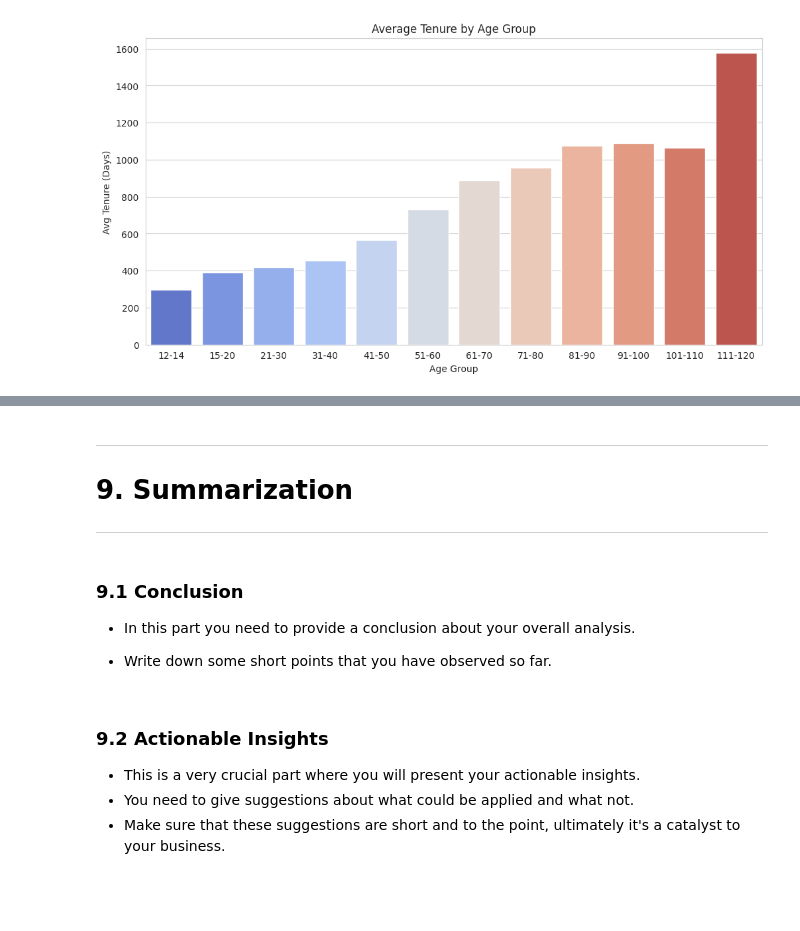
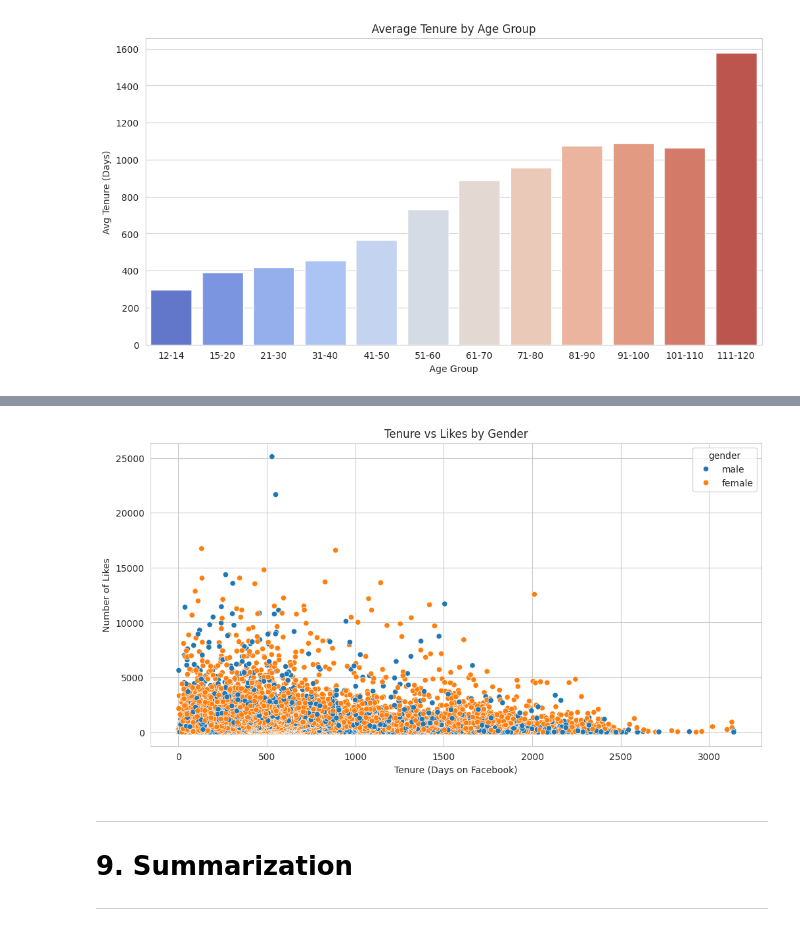
Before and after one commit to amitkharche/exploratory_data_analysis_projects_amit_kharche, a Jupyter notebook: 04.EDA_facebook_utilization_amit_kharche/Accredian_Analysis on Facebook Utilization.ipynb, the cells around one changed output, grey strips where cells are left out. Drawn from its saved outputs; the diff is of its cells as text; code cells hidden in the pictures; blank space fills up the shorter version.

```diff
--- a/04.EDA_facebook_utilization_amit_kharche/Accredian_Analysis on Facebook Utilization.ipynb
+++ b/04.EDA_facebook_utilization_amit_kharche/Accredian_Analysis on Facebook Utilization.ipynb
@@ -716,19 +720,14 @@ plt.show()
+# %%
+plt.figure(figsize=(12, 6))
+sns.scatterplot(data=facebook_df_clean, x='tenure', y='likes', hue='gender')
+plt.title("Tenure vs Likes by Gender")
+plt.xlabel("Tenure (Days on Facebook)")
+plt.ylabel("Number of Likes")
+plt.show()
+# %% [output]
+[figure, added]
 # %% [markdown]
 ---
 <a name = Section9></a>
 # **9. Summarization**
 ---
-# %% [markdown]
-<a name = Section91></a>
-### **9.1 Conclusion**
-
-- In this part you need to provide a conclusion about your overall analysis.
-
-- Write down some short points that you have observed so far.
-# %% [markdown]
-<a name = Section92></a>
-### **9.2 Actionable Insights**
-
-- This is a very crucial part where you will present your actionable insights.
-- You need to give suggestions about what could be applied and what not.
-- Make sure that these suggestions are short and to the point, ultimately it's a catalyst to your business.
```
Also changed, not shown: parts of 3 cells of this notebook.
